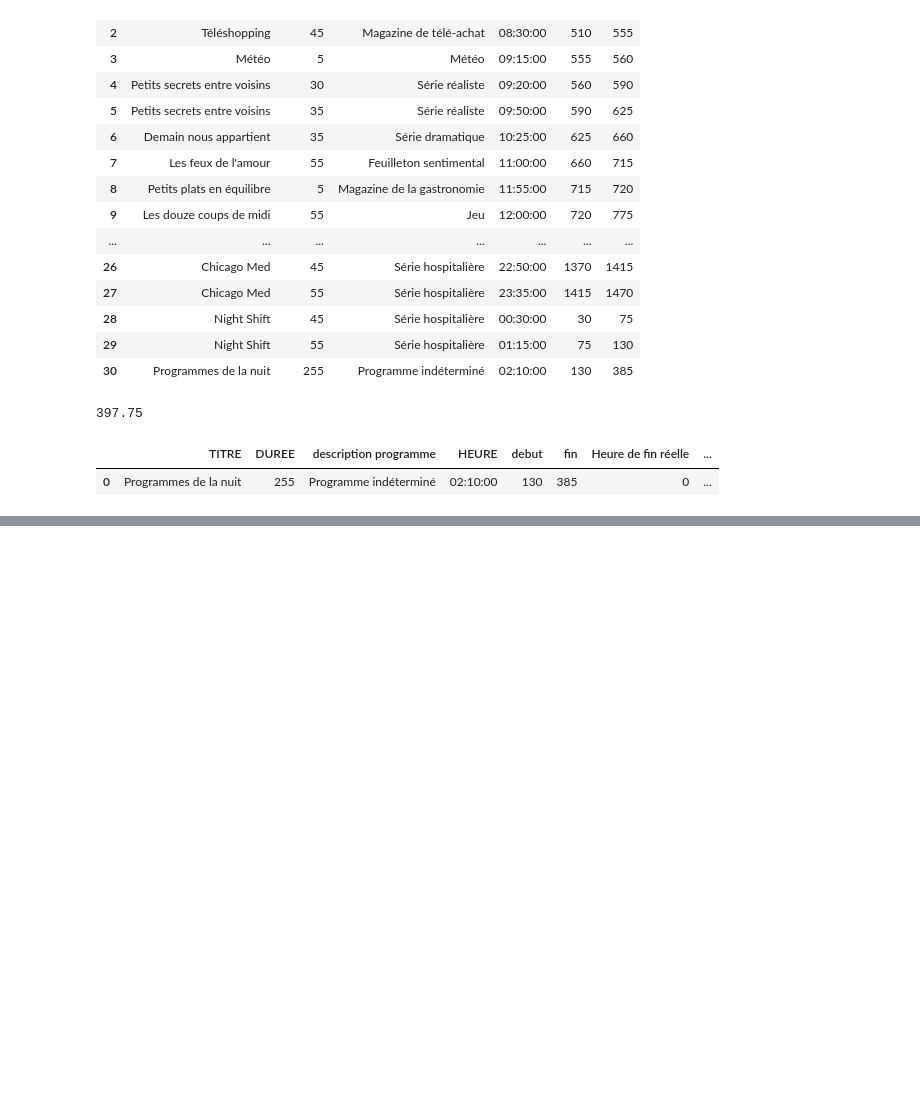
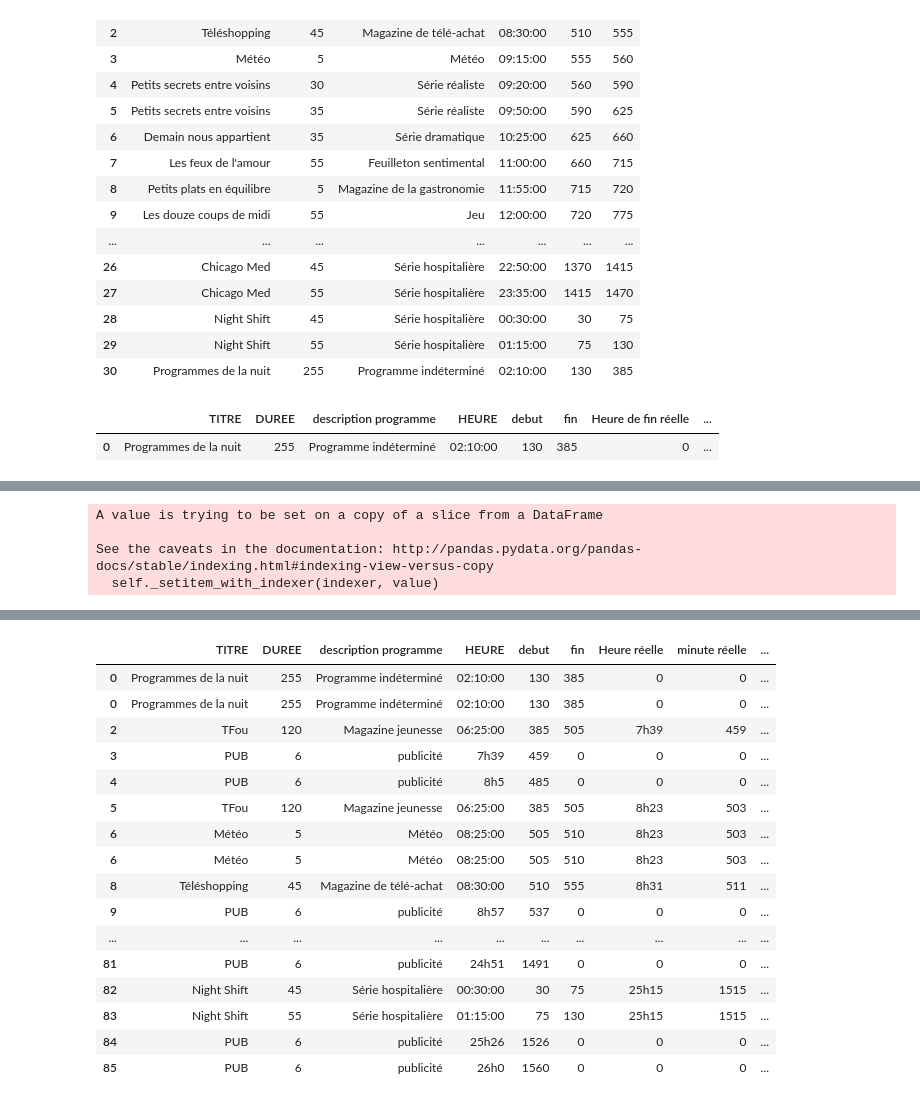
Before and after one commit to Frayal/Stage, a Jupyter notebook: ProgrammesTV/posttreatment.ipynb, the cells around one changed output, grey strips where cells are left out. Saved outputs shown, nothing was run; the diff lists cells and outputs as text; code cells hidden in the pictures; blank space fills up the shorter version.

```diff
--- a/ProgrammesTV/posttreatment.ipynb
+++ b/ProgrammesTV/posttreatment.ipynb
@@ -65,10 +65,6 @@ C = pd.DataFrame(PTV.iloc[[30]]).reset_index(drop=True)
 C['Heure de fin réelle'] = 0
 C['minute de fin réelle'] = 0
 C['retard'] = 0
-# %%
-255*0.05+385
-# %% [output]
-397.75
 # %%
 C
 # %% [output]
@@ -76,32 +72,41 @@ C
 | 0 | Programmes de la nuit | 255 | Programme indéterminé | 02:10:00 | 130 | 385 | 0 | ... |
 # %%
 C = pd.DataFrame(PTV.iloc[[30]]).reset_index(drop=True)
-C['Heure de fin réelle'] = 0
-C['minute de fin réelle'] = 0
+C['Heure réelle'] = 0
+C['minute réelle'] = 0
 C['retard'] = 0
-P = 0 #### ligne of programme we are looking at
+P = 30 #### ligne of programme we are looking at
 lastend = 130
 lastduree =255
+current_prog = C.iloc[[0]]
 for i in range(Points.shape[0]):
+    print(PTV['TITRE'].iloc[P])
+    #take point one by one
+    falsend = False
+    point  = Points.iloc[[i]]
     verification = True
     while(verification):
         #Détection d'un problème dans la notation (oubli d'une fin de programme)
-        if(-0.5*lastduree<(lastend+lastduree+6-point['minutes'].iloc[0])<-0.05*lastduree):
+        if((lastend+lastduree-point['minutes'].iloc[0])<(-0.2*lastduree)):
             print("PROBLEME")
             #on écrit une ligne pour prévenir
-            C.loc[C.shape[0]] = [PTV['TITRE'].iloc[P],PTV['DUREE'].iloc[P],PTV['description programme'].iloc[P],PTV['HEURE'].iloc[P],PTV['debut'].iloc[P],PTV['fin'].iloc[P],point['heure'].iloc[0],point['minutes'].iloc[0],'fin du programme non détectée']
+            C = C.append(current_prog)
+            C['retard'].iloc[(C.shape[0]-1)] = 'fin de programme non détectée'
             #Dans ce cas on Update le programme de référence
-            P = P+1
+            if(P==30):
+                P=0
+            else:
+                P=P+1
+            C.loc[C.shape[0]] = [PTV['TITRE'].iloc[P],PTV['DUREE'].iloc[P],PTV['description programme'].iloc[P],PTV['HEURE'].iloc[P],PTV['debut'].iloc[P],PTV['fin'].iloc[P],point['heure'].iloc[0],point['minutes'].iloc[0],'début du programme non détectée']
+            current_prog = C.iloc[(C.shape[0]-1)]
             lastend = PTV['debut'].iloc[P]
             lastduree = PTV['DUREE'].iloc[P]
+            if(P==30):
+                P=0
 
         else:
             verfifcation = False
             break
-
-    #take point one by one
-    falsend = False
-    point  = Points.iloc[[i]]
 
     # if False Change Point just pass to the next one
     if (int(point['label']) == 0):
@@ -121,7 +126,7 @@ for i in range(Points.shape[0]):
             continue
 
         #Détection de daux points (mauvaise classification)
-        elif(0<(lastend+lastduree+3-point['minutes'].iloc[0])<lastduree*0.5):
+        elif((lastend+lastduree-point['minutes'].iloc[0])>lastduree*0.5):
             print(str(PTV['TITRE'].iloc[P])+" detection érronée de fin de programme")
             continue
 
@@ -129,11 +134,14 @@ for i in range(Points.shape[0]):
             verification = True
             while(verification):
                 #Détection d'un problème dans la notation (oubli d'une fin de programme)
-                if(-0.5*lastduree<(lastend+lastduree+6-point['minutes'].iloc[0])<-0.1*lastduree):
+                if((lastend+lastduree-point['minutes'].iloc[0])<-0.3*lastduree):
+                    print("PROBLEME")
                     #on écrit une ligne pour prévenir
-                    C.loc[C.shape[0]] = [PTV['TITRE'].iloc[P],PTV['DUREE'].iloc[P],PTV['description programme'].iloc[P],PTV['HEURE'].iloc[P],PTV['debut'].iloc[P],PTV['fin'].iloc[P],point['heure'].iloc[0],point['minutes'].iloc[0],'fin du programme non détectée']
+                    C = C.append(current_prog)
+                    C['retard'].iloc[(C.shape[0]-1)] = 'fin de programme(loop) non détectée'
                     #Dans ce cas on Update le programme de référence
-                    P = P+1
+                    C.loc[C.shape[0]] = [PTV['TITRE'].iloc[P],PTV['DUREE'].iloc[P],PTV['description programme'].iloc[P],PTV['HEURE'].iloc[P],PTV['debut'].iloc[P],PTV['fin'].iloc[P],point['heure'].iloc[0],point['minutes'].iloc[0],'début du programme non détectée']
+                    current_prog = C.iloc[(C.shape[0]-1)]
                     lastend = PTV['debut'].iloc[P]
                     lastduree = PTV['DUREE'].iloc[P]
                 # Détection de plusiseurs points correspondant a la même fin d'un unique programme
@@ -142,8 +150,8 @@ for i in range(Points.shape[0]):
                     allgood = False
                     break
 
-                #Détection de daux points (mauvaise classification)
-                elif(0<(lastend+lastduree+3-point['minutes'].iloc[0])<lastduree*0.4):
+                #Détection de faux points (mauvaise classification)
+                elif((lastend+lastduree-point['minutes'].iloc[0])>lastduree*0.4):
                     print(str(PTV['TITRE'].iloc[P])+" detection(loop) érronée de fin de programme")
                     allgood = False
                     break
@@ -152,13 +160,18 @@ for i in range(Points.shape[0]):
         #si tout ca se passe bien on update
         if(allgood):
             lastend = point['minutes'].iloc[0]
-            P = P+1
             if(P>=PTV.shape[0]):
                 print("Plus de programme")
                 break
+
+            C.loc[C.shape[0]] = [PTV['TITRE'].iloc[P],PTV['DUREE'].iloc[P],PTV['description programme'].iloc[P],PTV['HEURE'].iloc[P],PTV['debut'].iloc[P],PTV['fin'].iloc[P],point['heure'].iloc[0],point['minutes'].iloc[0],str(min(abs(point['minutes'].iloc[0]-PTV['fin'].iloc[P]),abs(point['minutes'].iloc[0]%1440-PTV['fin'].iloc[P])))+":fin détectée"]
+            P = P+1
+            C.loc[C.shape[0]] = [PTV['TITRE'].iloc[P],PTV['DUREE'].iloc[P],PTV['description programme'].iloc[P],PTV['HEURE'].iloc[P],PTV['debut'].iloc[P],PTV['fin'].iloc[P],point['heure'].iloc[0],point['minutes'].iloc[0],'début de programme']
+            current_prog = C.iloc[(C.shape[0]-1)]
             lastduree = PTV['DUREE'].iloc[P]
-            C.loc[C.shape[0]] = [PTV['TITRE'].iloc[P],PTV['DUREE'].iloc[P],PTV['description programme'].iloc[P],PTV['HEURE'].iloc[P],PTV['debut'].iloc[P],PTV['fin'].iloc[P],point['heure'].iloc[0],point['minutes'].iloc[0],point['minutes'].iloc[0]-PTV['debut'].iloc[P]]
+            C['retard'].iloc[(C.shape[0]-1)] = 'début de programme'
             print(str(PTV['TITRE'].iloc[P-1])+" detection de fin de programme")
         else:
             print("j'ai raté un truc")
+display_side_by_side(C,PTV)
 # %% [output]
@@ -181,0 +195,4 @@ Plus de programme
+A value is trying to be set on a copy of a slice from a DataFrame
+
+See the caveats in the documentation: http://pandas.pydata.org/pandas-docs/stable/indexing.html#indexing-view-versus-copy
+  self._setitem_with_indexer(indexer, value)
@@ -181,0 +216,17 @@ Plus de programme
+|  | TITRE | DUREE | description programme | HEURE | debut | fin | Heure réelle | minute réelle | ... |
+| 0 | Programmes de la nuit | 255 | Programme indéterminé | 02:10:00 | 130 | 385 | 0 | 0 | ... |
+| 0 | Programmes de la nuit | 255 | Programme indéterminé | 02:10:00 | 130 | 385 | 0 | 0 | ... |
+| 2 | TFou | 120 | Magazine jeunesse | 06:25:00 | 385 | 505 | 7h39 | 459 | ... |
+| 3 | PUB | 6 | publicité | 7h39 | 459 | 0 | 0 | 0 | ... |
+| 4 | PUB | 6 | publicité | 8h5 | 485 | 0 | 0 | 0 | ... |
+| 5 | TFou | 120 | Magazine jeunesse | 06:25:00 | 385 | 505 | 8h23 | 503 | ... |
+| 6 | Météo | 5 | Météo | 08:25:00 | 505 | 510 | 8h23 | 503 | ... |
+| 6 | Météo | 5 | Météo | 08:25:00 | 505 | 510 | 8h23 | 503 | ... |
+| 8 | Téléshopping | 45 | Magazine de télé-achat | 08:30:00 | 510 | 555 | 8h31 | 511 | ... |
+| 9 | PUB | 6 | publicité | 8h57 | 537 | 0 | 0 | 0 | ... |
+| ... | ... | ... | ... | ... | ... | ... | ... | ... | ... |
+| 81 | PUB | 6 | publicité | 24h51 | 1491 | 0 | 0 | 0 | ... |
+| 82 | Night Shift | 45 | Série hospitalière | 00:30:00 | 30 | 75 | 25h15 | 1515 | ... |
+| 83 | Night Shift | 55 | Série hospitalière | 01:15:00 | 75 | 130 | 25h15 | 1515 | ... |
+| 84 | PUB | 6 | publicité | 25h26 | 1526 | 0 | 0 | 0 | ... |
+| 85 | PUB | 6 | publicité | 26h0 | 1560 | 0 | 0 | 0 | ... |
```
Also changed, not shown: parts of 4 cells of this notebook.
